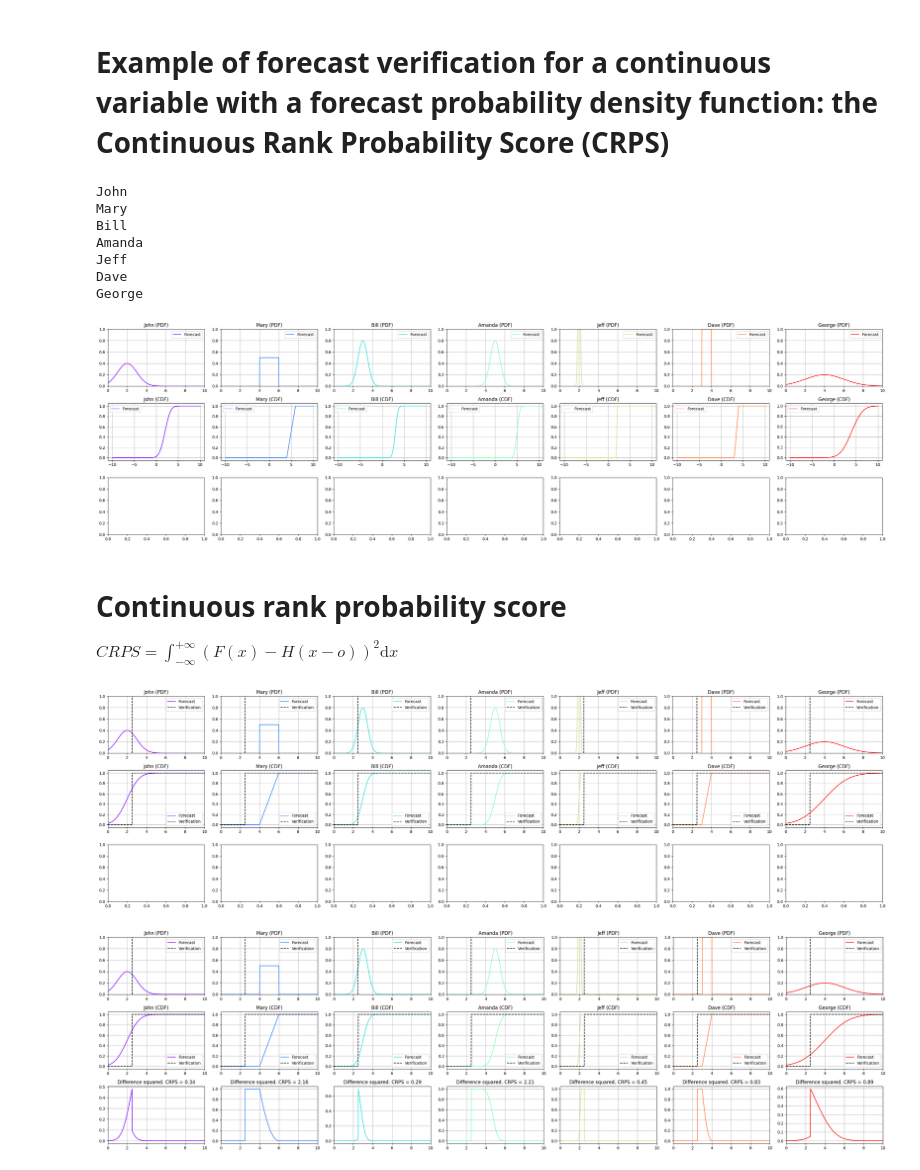
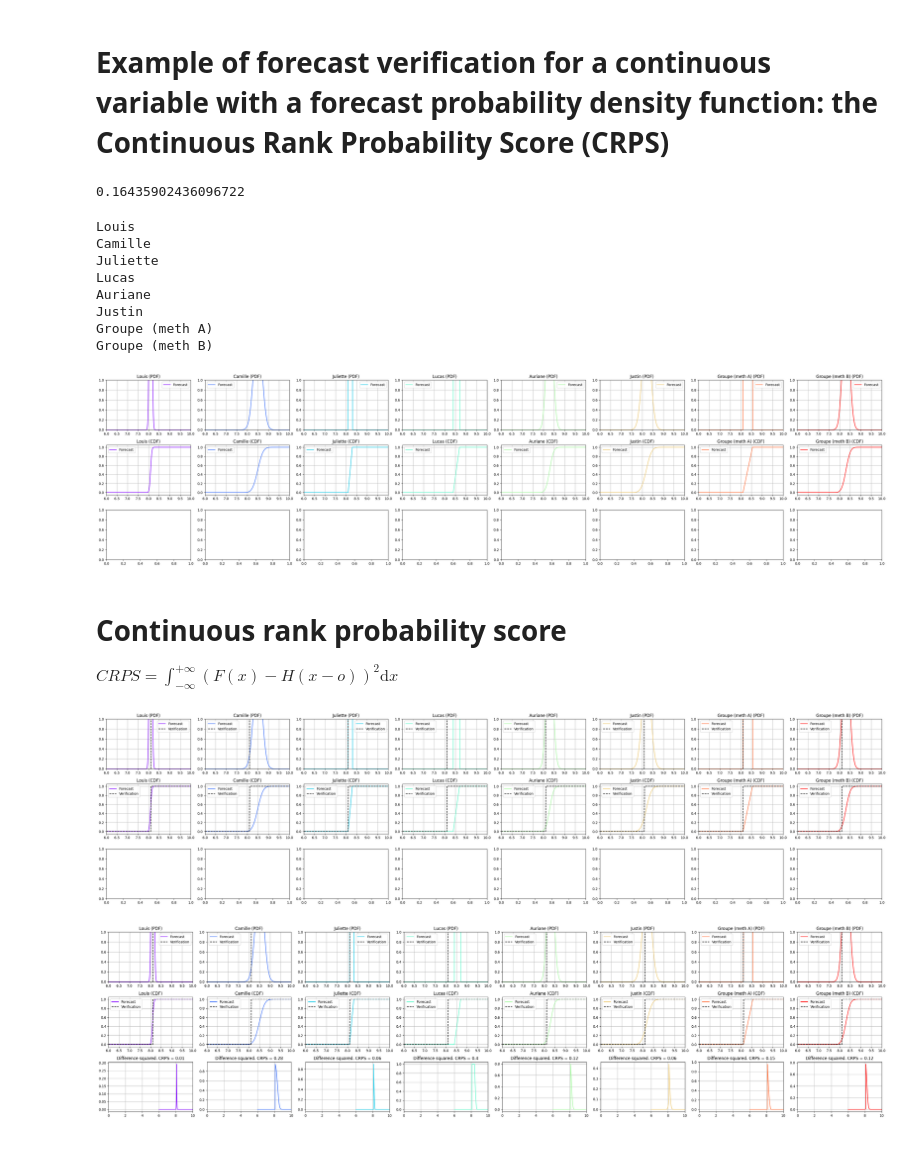
Before and after one commit to fmassonn/teaching, a Jupyter notebook: LPHYS2268/lectures/Verification.ipynb, the cells around one changed output. Drawn from its saved outputs; the diff is of its cells as text; code cells hidden in the pictures.

```diff
--- a/LPHYS2268/lectures/Verification.ipynb
+++ b/LPHYS2268/lectures/Verification.ipynb
@@ -9,17 +9,22 @@ from scipy.stats import norm
 # Dummy variable for the random variable
 dx = 0.01
 # Support
-xmin, xmax = 0, 10
-x = np.arange(-10, 10, dx)
+xmin, xmax = 6, 10
+x = np.arange(6, 10, dx)
+
+print(np.std([8.1, 8.5, 8.2, 8.55, 8.3, 8.2]))
+# %% [output]
+0.16435902436096722
 # %%
                     # Name         # Forecast PDF
-dataForecasts =  {  "John":        norm.pdf(x, loc = 2, scale = 1)     ,
-                    "Mary":        ((x > 4) * (x <= 6)) * np.ones(len(x)) * 0.5  ,
-                    "Bill":        norm.pdf(x, loc = 3, scale = 0.5)   ,
-                    "Amanda":        norm.pdf(x, loc = 5, scale = 0.5)   ,
-                    "Jeff":        norm.pdf(x, loc = 2, scale = 0.1)   ,
-                    "Dave":        ((x > 3) * (x <= 4)) * np.ones(len(x))    ,
-                    "George":        norm.pdf(x, loc = 4 , scale = 2)   ,
+dataForecasts =  {  "Louis":        norm.pdf(x, loc = 8.1, scale = 0.05)     ,
+                    "Camille":      norm.pdf(x, loc = 8.5, scale = 0.2),
+                    "Juliette":     ((x > 8.1) * (x <= 8.3)) * np.ones(len(x)) * 5  ,
+                    "Lucas":        ((x > 8.4) * (x <= 8.7)) * np.ones(len(x)) * 10/3   ,
+                    "Auriane":        norm.pdf(x, loc = 8.3, scale = 0.15)   ,
+                    "Justin":        norm.pdf(x, loc = 8.2, scale = 0.2)   ,
+                    "Groupe (meth A)":        ((x > 8.1) * (x <= 8.55)) * np.ones(len(x)) * (1 / 0.45)  ,
+                    "Groupe (meth B)":    norm.pdf(x, loc = 8.308, scale = 0.164)   ,
                  }
 
 nForecasts    = len(dataForecasts)
@@ -27,41 +32,44 @@ nForecasts    = len(dataForecasts)
 # Draw the PDFs
 fig, ax = plt.subplots(3, nForecasts, figsize = (nForecasts * 4, 8))
 color = plt.cm.rainbow(np.linspace(0, 1, nForecasts))
 
 for jForecast, d in enumerate(dataForecasts):
 
     # Top row: PDFs
     thisAx = ax[0, jForecast]
     print(d)
     thisPDF = dataForecasts.get(d)
     thisAx.plot(x, thisPDF, color = color[jForecast], label = "Forecast")
 
     thisAx.grid()
     thisAx.set_ylim(0, 1.0)
-    thisAx.set_xlim(0.0, 10.0)
+    thisAx.set_xlim(xmin, xmax)
     thisAx.set_title(d + " (PDF)")
     thisAx.legend()
 
 
     # Bottom row : CDFs
     thisAx = ax[1, jForecast]
     thisCDF= np.cumsum(thisPDF) * dx
     thisAx.plot(x, thisCDF, color = color[jForecast], label = "Forecast")
+    thisAx.set_xlim(xmin, xmax)
+
     thisAx.set_title(d + " (CDF)")
     thisAx.grid()
     thisAx.legend()
 
 
 fig.tight_layout()
 #fig.savefig("fig.png", dpi = 300)
 # %% [output]
-John
-Mary
-Bill
-Amanda
-Jeff
-Dave
-George
+Louis
+Camille
+Juliette
+Lucas
+Auriane
+Justin
+Groupe (meth A)
+Groupe (meth B)
-[figure, old version]
+[figure, new version]
 # %%
 # Enter verification value
@@ -80,21 +88,21 @@ for jForecast, d in enumerate(dataForecasts):
     thisAx.plot((verification, verification), (0, 1e9), color = "black", linestyle = "--", label = "Verification")
 
     thisAx.set_ylim(0, 1.0)
-    thisAx.set_xlim(0.0, 10.0)
+    thisAx.set_xlim(xmin, xmax)
     thisAx.legend()
 
 
     # Bottom row : CDFs
     thisAx = ax[1, jForecast]
     thisAx.plot(x, verificationCDF, color = "black", linestyle = "--", label = "Verification")
-    thisAx.set_xlim(0.0, 10.0)
+    thisAx.set_xlim(xmin, xmax)
     thisAx.legend()
 
     #thisAx.set_title(d + " (CDF)")
 
 plt.show(fig)
 # %% [output]
-[figure, old version]
+[figure, new version]
 # %%
 # Plot difference squared
 plt.figure(fig)
@@ -104,7 +112,7 @@ for jForecast, d in enumerate(dataForecasts):
     thisCDF= np.cumsum(thisPDF) * dx
 
     thisAx.plot(x, (thisCDF - verificationCDF) ** 2, color = color[jForecast])
-    thisAx.set_xlim(0.0, 10.0)
+    thisAx.set_xlim(xmin, xmax)
     thisAx.set_title("Difference squared")
     thisAx.grid()
 
@@ -114,4 +122,4 @@ for jForecast, d in enumerate(dataForecasts):
 
 plt.show(fig)
 # %% [output]
-[figure, old version]
+[figure, new version]
```
Also changed, not shown: parts of 1 cell of this notebook, 1 other file.
